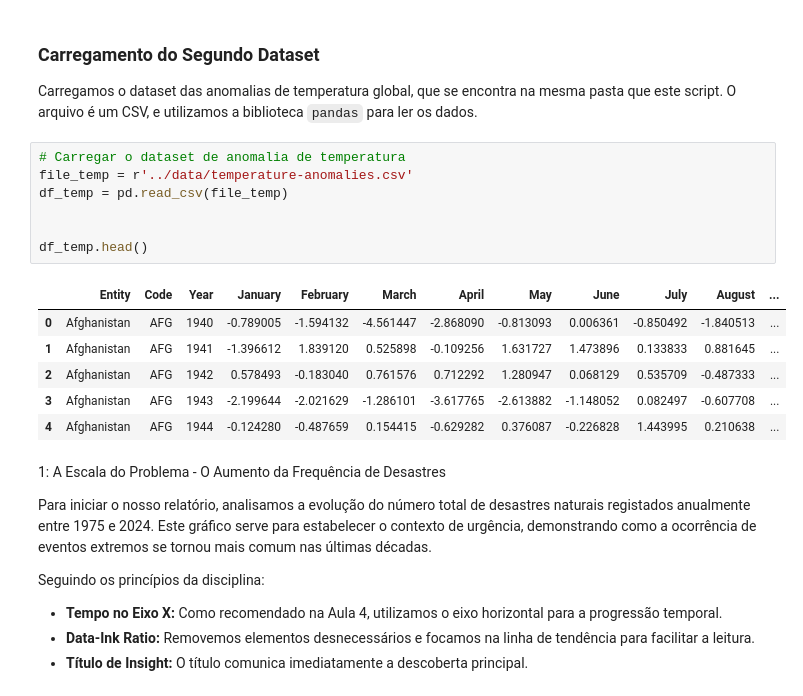
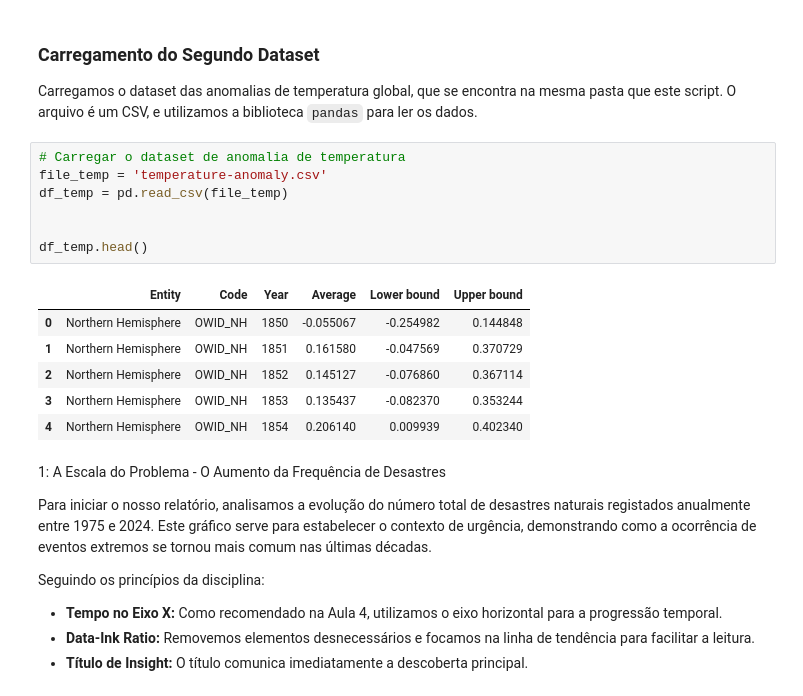
Before and after one commit to felipesabbado/2026-IPS-vd-project, a Jupyter notebook: notebooks/EMDATstudy.ipynb, the cells around one changed output. Drawn from its saved outputs; the diff is of its cells as text.

```diff
--- a/notebooks/EMDATstudy.ipynb
+++ b/notebooks/EMDATstudy.ipynb
@@ -52,18 +52,18 @@ df_emdat.head()
 Carregamos o dataset das anomalias de temperatura global, que se encontra na mesma pasta que este script. O arquivo é um CSV, e utilizamos a biblioteca `pandas` para ler os dados.
 # %%
 # Carregar o dataset de anomalia de temperatura
-file_temp = r'../data/temperature-anomalies.csv'
+file_temp = 'temperature-anomaly.csv'
 df_temp = pd.read_csv(file_temp)
 
 
 df_temp.head()
 # %% [output]
-|  | Entity | Code | Year | January | February | March | April | May | June | July | August | ... |
-| 0 | Afghanistan | AFG | 1940 | -0.789005 | -1.594132 | -4.561447 | -2.868090 | -0.813093 | 0.006361 | -0.850492 | -1.840513 | ... |
-| 1 | Afghanistan | AFG | 1941 | -1.396612 | 1.839120 | 0.525898 | -0.109256 | 1.631727 | 1.473896 | 0.133833 | 0.881645 | ... |
-| 2 | Afghanistan | AFG | 1942 | 0.578493 | -0.183040 | 0.761576 | 0.712292 | 1.280947 | 0.068129 | 0.535709 | -0.487333 | ... |
-| 3 | Afghanistan | AFG | 1943 | -2.199644 | -2.021629 | -1.286101 | -3.617765 | -2.613882 | -1.148052 | 0.082497 | -0.607708 | ... |
-| 4 | Afghanistan | AFG | 1944 | -0.124280 | -0.487659 | 0.154415 | -0.629282 | 0.376087 | -0.226828 | 1.443995 | 0.210638 | ... |
+|  | Entity | Code | Year | Average | Lower bound | Upper bound |
+| 0 | Northern Hemisphere | OWID_NH | 1850 | -0.055067 | -0.254982 | 0.144848 |
+| 1 | Northern Hemisphere | OWID_NH | 1851 | 0.161580 | -0.047569 | 0.370729 |
+| 2 | Northern Hemisphere | OWID_NH | 1852 | 0.145127 | -0.076860 | 0.367114 |
+| 3 | Northern Hemisphere | OWID_NH | 1853 | 0.135437 | -0.082370 | 0.353244 |
+| 4 | Northern Hemisphere | OWID_NH | 1854 | 0.206140 | 0.009939 | 0.402340 |
 # %% [markdown]
 1: A Escala do Problema - O Aumento da Frequência de Desastres
 
```
Also changed, not shown: parts of 10 cells of this notebook.
